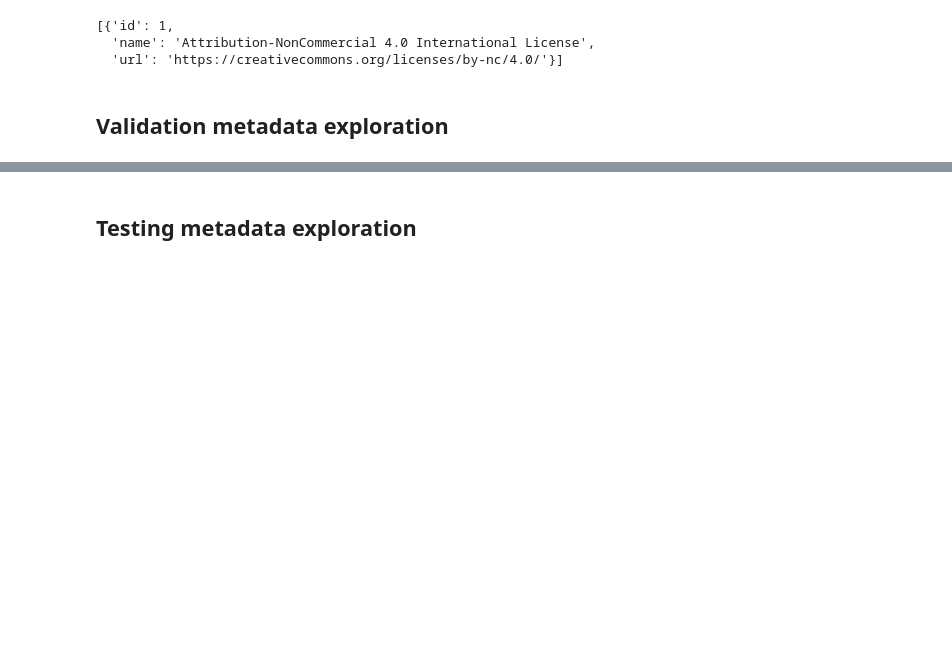
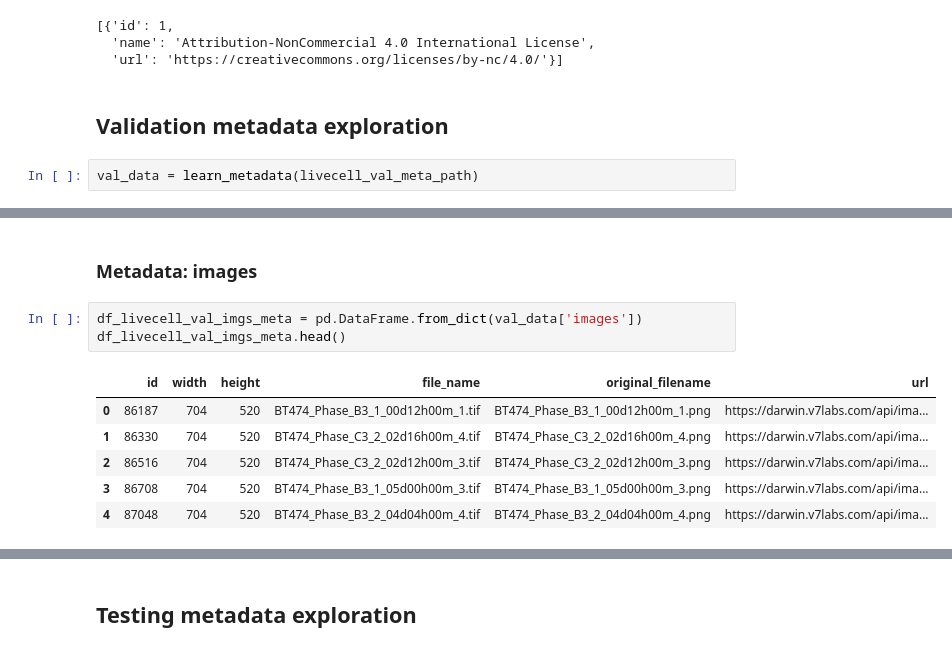
Before and after one commit to lenardxu/rkx_cell_is, a Jupyter notebook: analytics/data_exploration_LIVECell.ipynb, the cells around one changed output, grey strips where cells are left out. Cells and saved outputs as stored; diff of their text form; blank space fills up the shorter version.

Commit message:
Update the data_exploration_LIVECell notebook

```diff
--- a/analytics/data_exploration_LIVECell.ipynb
+++ b/analytics/data_exploration_LIVECell.ipynb
@@ -255,3 +299,5 @@ train_data['licenses']
   'url': 'https://creativecommons.org/licenses/by-nc/4.0/'}]
 # %% [markdown]
 ## Validation metadata exploration
+# %%
+val_data = learn_metadata(livecell_val_meta_path)
@@ -257,0 +322,12 @@ train_data['licenses']
+# %% [markdown]
+### Metadata: images
+# %%
+df_livecell_val_imgs_meta = pd.DataFrame.from_dict(val_data['images'])
+df_livecell_val_imgs_meta.head()
+# %% [output]
+|  | id | width | height | file_name | original_filename | url |
+| 0 | 86187 | 704 | 520 | BT474_Phase_B3_1_00d12h00m_1.tif | BT474_Phase_B3_1_00d12h00m_1.png | https://darwin.v7labs.com/api/ima... |
+| 1 | 86330 | 704 | 520 | BT474_Phase_C3_2_02d16h00m_4.tif | BT474_Phase_C3_2_02d16h00m_4.png | https://darwin.v7labs.com/api/ima... |
+| 2 | 86516 | 704 | 520 | BT474_Phase_C3_2_02d12h00m_3.tif | BT474_Phase_C3_2_02d12h00m_3.png | https://darwin.v7labs.com/api/ima... |
+| 3 | 86708 | 704 | 520 | BT474_Phase_B3_1_05d00h00m_3.tif | BT474_Phase_B3_1_05d00h00m_3.png | https://darwin.v7labs.com/api/ima... |
+| 4 | 87048 | 704 | 520 | BT474_Phase_B3_2_04d04h00m_4.tif | BT474_Phase_B3_2_04d04h00m_4.png | https://darwin.v7labs.com/api/ima... |
```
Also changed, not shown: parts of 23 cells of this notebook, 1 other file.
